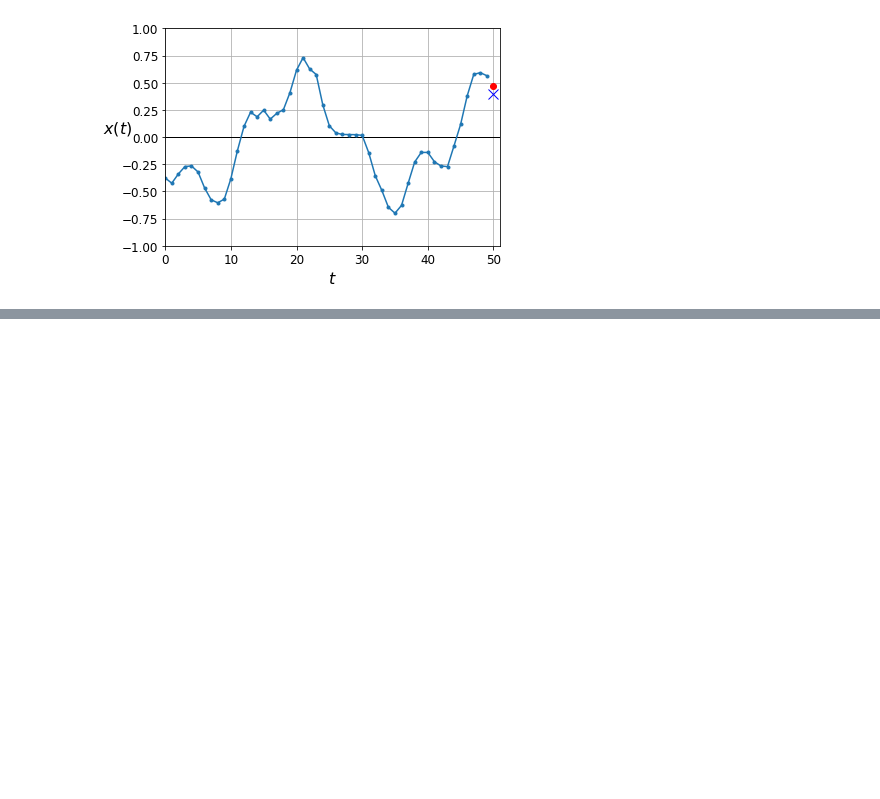
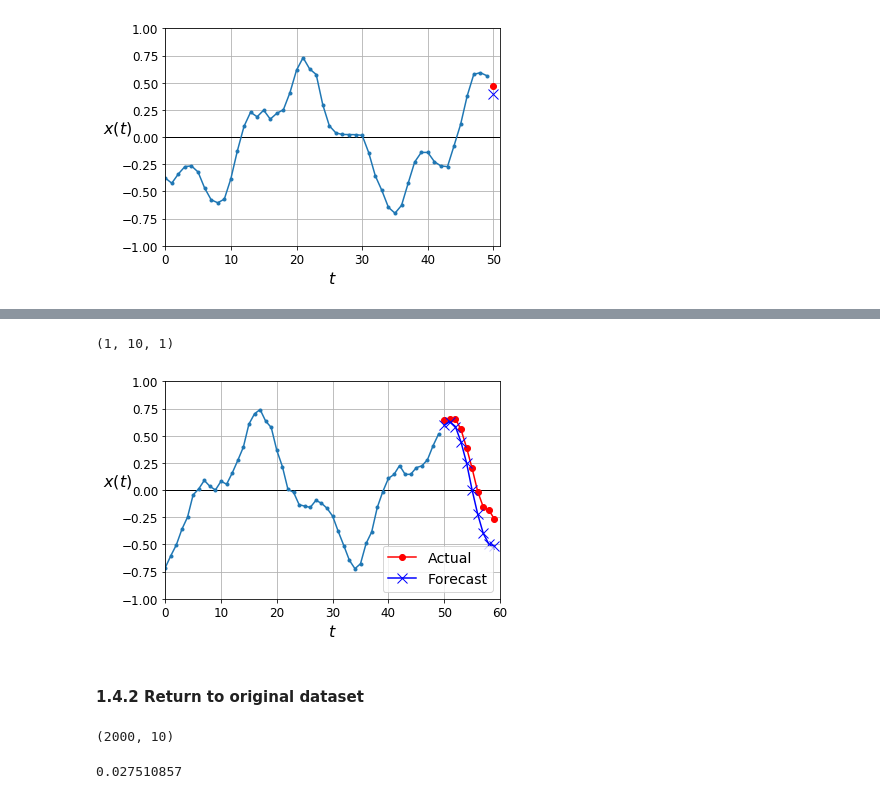
Before and after one commit to rschmidt347/python_ML, a Jupyter notebook: 15_sequences_using_rnns_and_cnns.ipynb, the cells around one changed output, grey strips where cells are left out. Drawn from its saved outputs; the diff is of its cells as text; code cells hidden in the pictures; blank space fills up the shorter version.

```diff
--- a/15_sequences_using_rnns_and_cnns.ipynb
+++ b/15_sequences_using_rnns_and_cnns.ipynb
@@ -345,0 +350,37 @@ plt.show()
+# %%
+# New data
+np.random.seed(43)
+
+# Generate 10 steps ahead
+series = generate_time_series(1, n_steps + 10)
+x_new, y_new = series[:, :n_steps], series[:, n_steps:]
+
+# Add predictions to input
+x = x_new
+for step_ahead in range(10):
+    y_pred_one = model.predict(x[:, step_ahead:])[:, np.newaxis, :]
+    x = np.concatenate([x, y_pred_one], axis = 1)
+
+# Predictions
+y_pred = x[:, n_steps:]
+# %%
+y_pred.shape
+# %% [output]
+(1, 10, 1)
+# %%
+# Helper function: plot multiple forecasts
+def plot_multiple_forecasts(x, y, y_pred):
+    n_steps = x.shape[1]
+    ahead = y.shape[1]
+    plot_series(x[0, :, 0])
+    plt.plot(np.arange(n_steps, n_steps + ahead), y[0, :, 0], "ro-", label = "Actual")
+    plt.plot(np.arange(n_steps, n_steps + ahead), y_pred[0, :, 0], "bx-", label = "Forecast", markersize = 10)
+    plt.axis([0, n_steps + ahead, -1, 1])
+    plt.legend(fontsize = 14)
+
+plot_multiple_forecasts(x_new, y_new, y_pred)
+plt.show()
+# %% [output]
+[figure, added]
+# %% [markdown]
+#### 1.4.2 Return to original dataset
@@ -345,0 +404,8 @@ plt.show()
+# %%
+y_pred.shape
+# %% [output]
+(2000, 10)
+# %%
+np.mean(keras.metrics.mean_squared_error(y_valid, y_pred)) # mse
+# %% [output]
+0.027510857
```
Also changed, not shown: parts of 22 cells of this notebook.
